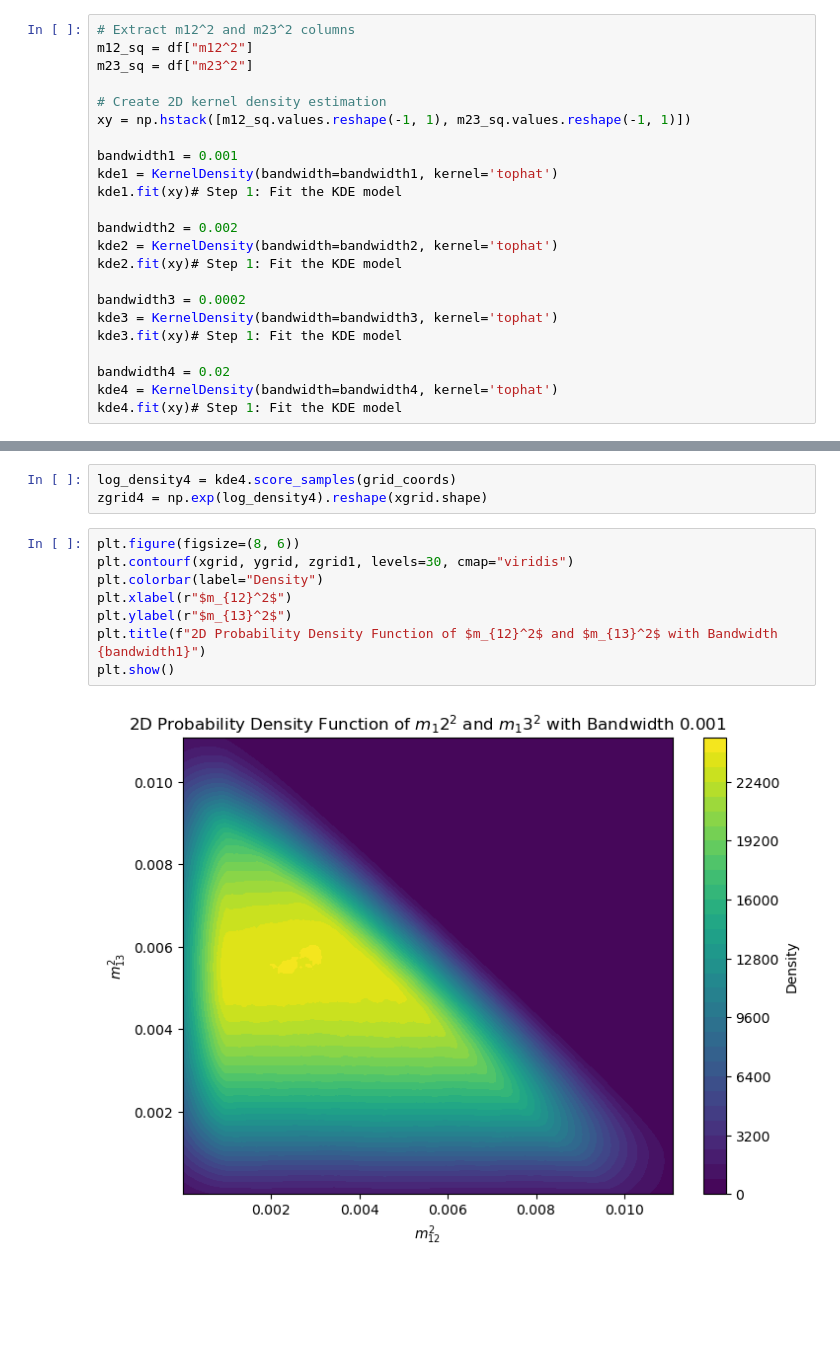
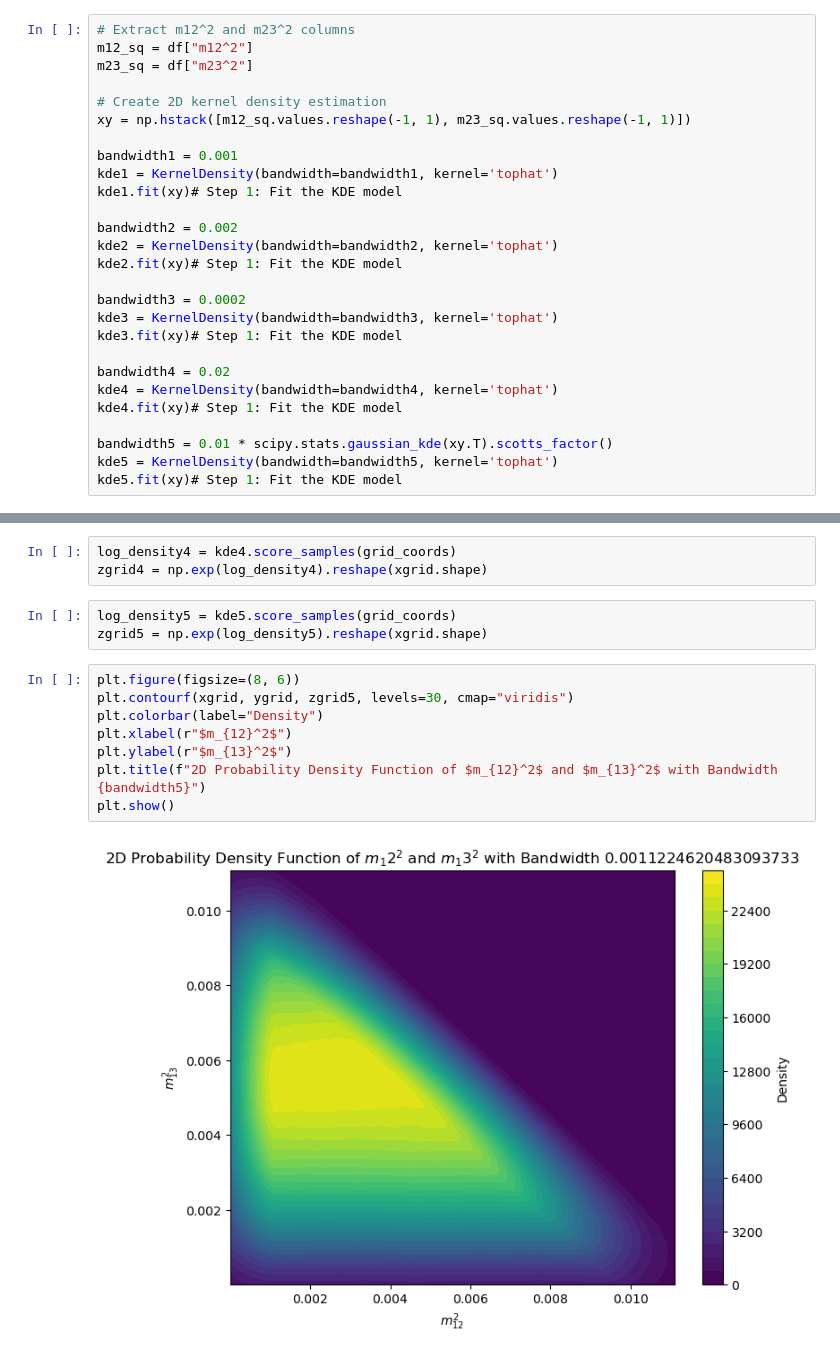
Before and after one commit to CreatixChu/SymbolicRegression.jl, a Jupyter notebook: muon_decay_visualization.ipynb, the cells around one changed output, grey strips where cells are left out. Saved outputs shown, nothing was run; the diff lists cells and outputs as text; blank space fills up the shorter version.

```diff
--- a/muon_decay_visualization.ipynb
+++ b/muon_decay_visualization.ipynb
@@ -60,4 +60,8 @@ kde3.fit(xy)# Step 1: Fit the KDE model
 bandwidth4 = 0.02
 kde4 = KernelDensity(bandwidth=bandwidth4, kernel='tophat')
 kde4.fit(xy)# Step 1: Fit the KDE model
+
+bandwidth5 = 0.01 * scipy.stats.gaussian_kde(xy.T).scotts_factor()
+kde5 = KernelDensity(bandwidth=bandwidth5, kernel='tophat')
+kde5.fit(xy)# Step 1: Fit the KDE model
 # %% [output]
@@ -80,16 +84,19 @@ zgrid3 = np.exp(log_density3).reshape(xgrid.shape)
 # %%
 log_density4 = kde4.score_samples(grid_coords)
 zgrid4 = np.exp(log_density4).reshape(xgrid.shape)
+# %%
+log_density5 = kde5.score_samples(grid_coords)
+zgrid5 = np.exp(log_density5).reshape(xgrid.shape)
 # %%
 plt.figure(figsize=(8, 6))
-plt.contourf(xgrid, ygrid, zgrid1, levels=30, cmap="viridis")
+plt.contourf(xgrid, ygrid, zgrid5, levels=30, cmap="viridis")
 plt.colorbar(label="Density")
 plt.xlabel(r"$m_{12}^2$")
 plt.ylabel(r"$m_{13}^2$")
-plt.title(f"2D Probability Density Function of $m_{12}^2$ and $m_{13}^2$ with Bandwidth {bandwidth1}")
+plt.title(f"2D Probability Density Function of $m_{12}^2$ and $m_{13}^2$ with Bandwidth {bandwidth5}")
 plt.show()
 # %% [output]
-[figure, old version]
+[figure, new version]
 # %%
 import plotly.graph_objects as go
 
```
Also changed, not shown: parts of 5 cells of this notebook, 36 other files.
